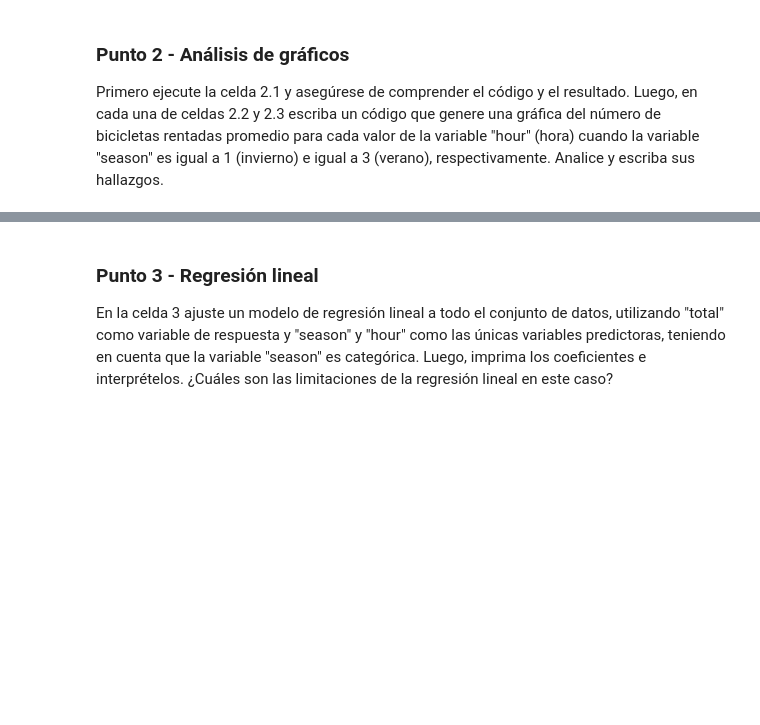
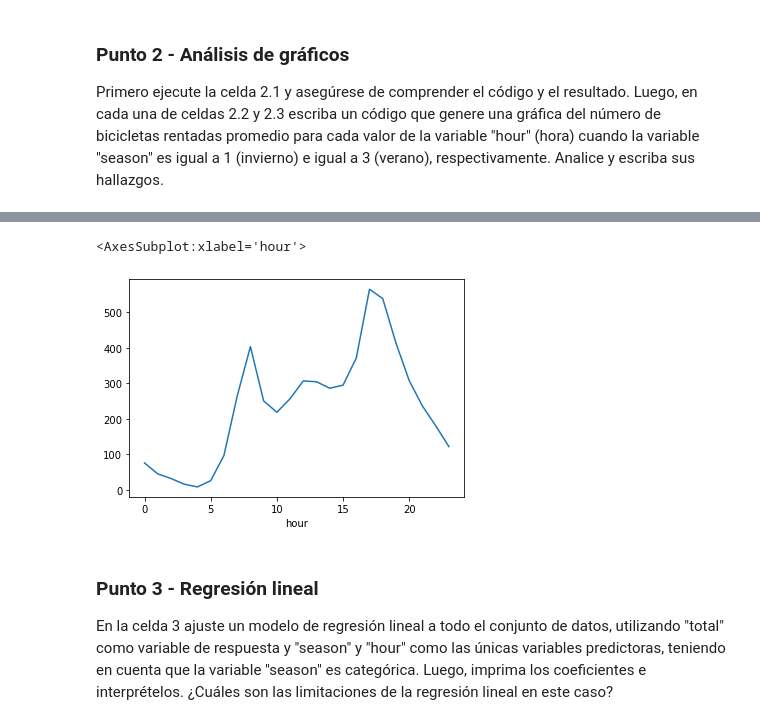
Before and after one commit to lmladinos/MIAD_ML_NLP_2023, a Jupyter notebook: Semana 1/S1TC1_arboles_ensamblajes.ipynb, the cells around one changed output, grey strips where cells are left out. Drawn from its saved outputs; the diff is of its cells as text; code cells hidden in the pictures; blank space fills up the shorter version.

```diff
--- a/Semana 1/S1TC1_arboles_ensamblajes.ipynb
+++ b/Semana 1/S1TC1_arboles_ensamblajes.ipynb
@@ -57,5 +115,10 @@ bikes.groupby('hour').total.mean().plot()
 # %%
 # Celda 2.3 - "season"=3 escriba su código y hallazgos
+verano=bikes[bikes['season']==3]
+verano.groupby('hour').total.mean().plot()
+# %% [output]
+<AxesSubplot:xlabel='hour'>
+[figure, added]
 # %% [markdown]
 ### Punto 3 - Regresión lineal
 En la celda 3 ajuste un modelo de regresión lineal a todo el conjunto de datos, utilizando "total" como variable de respuesta y "season" y "hour" como las únicas variables predictoras, teniendo en cuenta que la variable "season" es categórica. Luego, imprima los coeficientes e interprételos. ¿Cuáles son las limitaciones de la regresión lineal en este caso?
```
Also changed, not shown: parts of 8 cells of this notebook.
